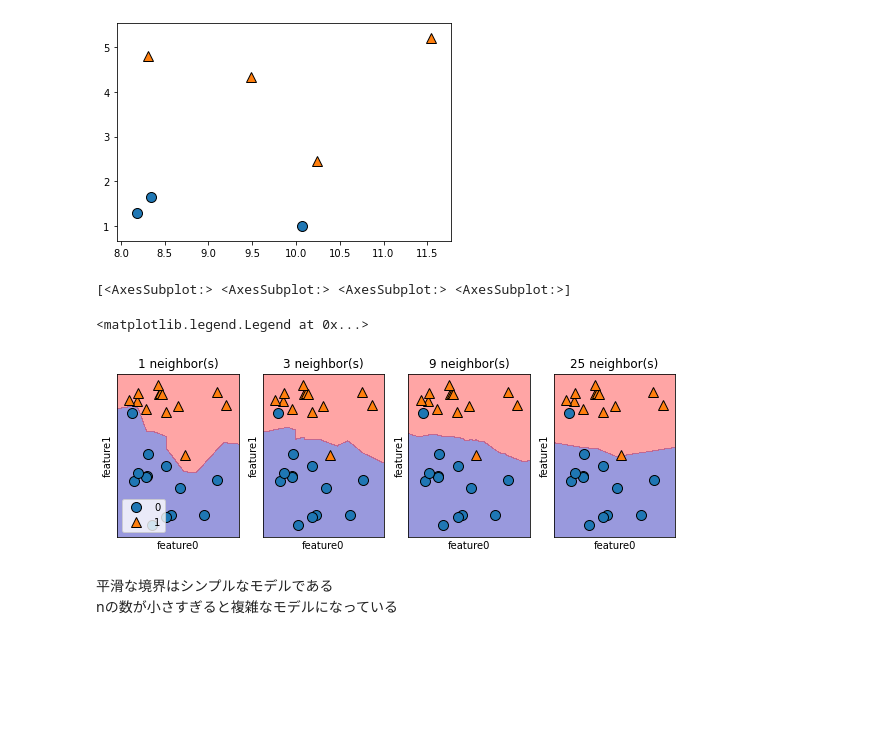
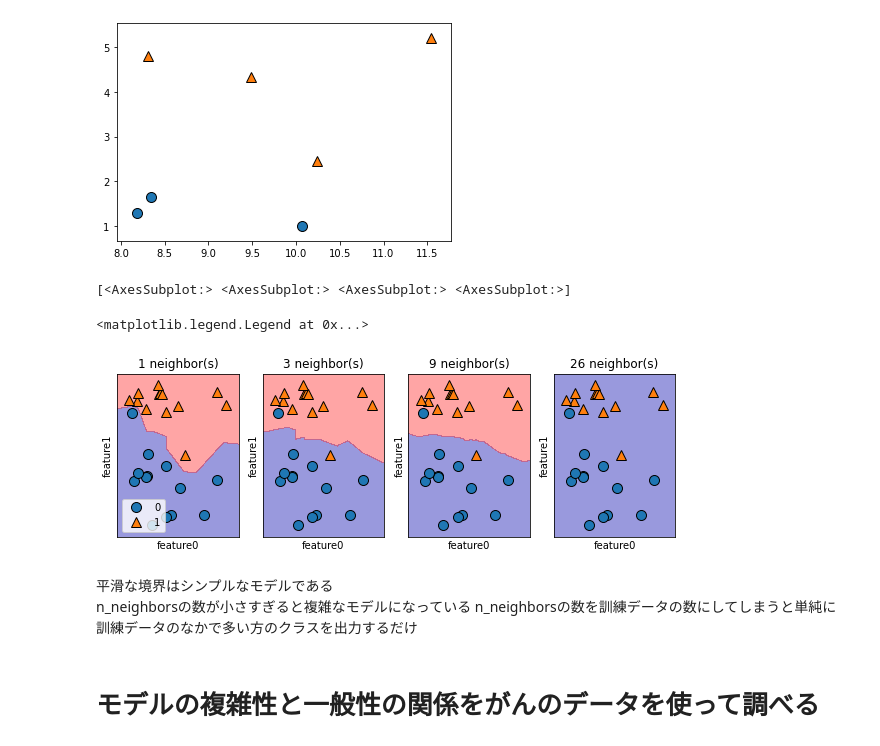
Before and after one commit to SauthO/Introduction-to-Machine-Learning-with-Python-, a Jupyter notebook: chap2/kNN.ipynb, the cells around one changed output. Drawn from its saved outputs; the diff is of its cells as text; code cells hidden in the pictures; blank space fills up the shorter version.

```diff
--- a/chap2/kNN.ipynb
+++ b/chap2/kNN.ipynb
@@ -57,19 +57,22 @@ mglearn.discrete_scatter(X_test[:, 0], X_test[:, 1], y_test)
 # %%
 flg, axes = plt.subplots(1, 4, figsize=(10, 3))
 
 print(axes)
-for n, ax in zip([1, 3, 9, 25], axes):
+for n, ax in zip([1, 3, 9, 26], axes):
     clf = KNeighborsClassifier(n_neighbors=n).fit(X, y)
     mglearn.plots.plot_2d_separator(clf, X, fill=True, eps=0.5, ax=ax, alpha=.4)
     mglearn.discrete_scatter(X[:,0], X[:,1], y, ax=ax)
     ax.set_title(f'{n} neighbor(s)')
     ax.set_xlabel('feature0')
     ax.set_ylabel('feature1')
 axes[0].legend(loc=3)
 # %% [output]
 [<AxesSubplot:> <AxesSubplot:> <AxesSubplot:> <AxesSubplot:>]
 <matplotlib.legend.Legend at 0x...>
-[figure, old version]
+[figure, new version]
 # %% [markdown]
 平滑な境界はシンプルなモデルである
-nの数が小さすぎると複雑なモデルになっている
+n_neighborsの数が小さすぎると複雑なモデルになっている
+n_neighborsの数を訓練データの数にしてしまうと単純に訓練データのなかで多い方のクラスを出力するだけ
+# %% [markdown]
+# モデルの複雑性と一般性の関係をがんのデータを使って調べる
```
Also changed, not shown: parts of 21 cells of this notebook, 2 other files.
